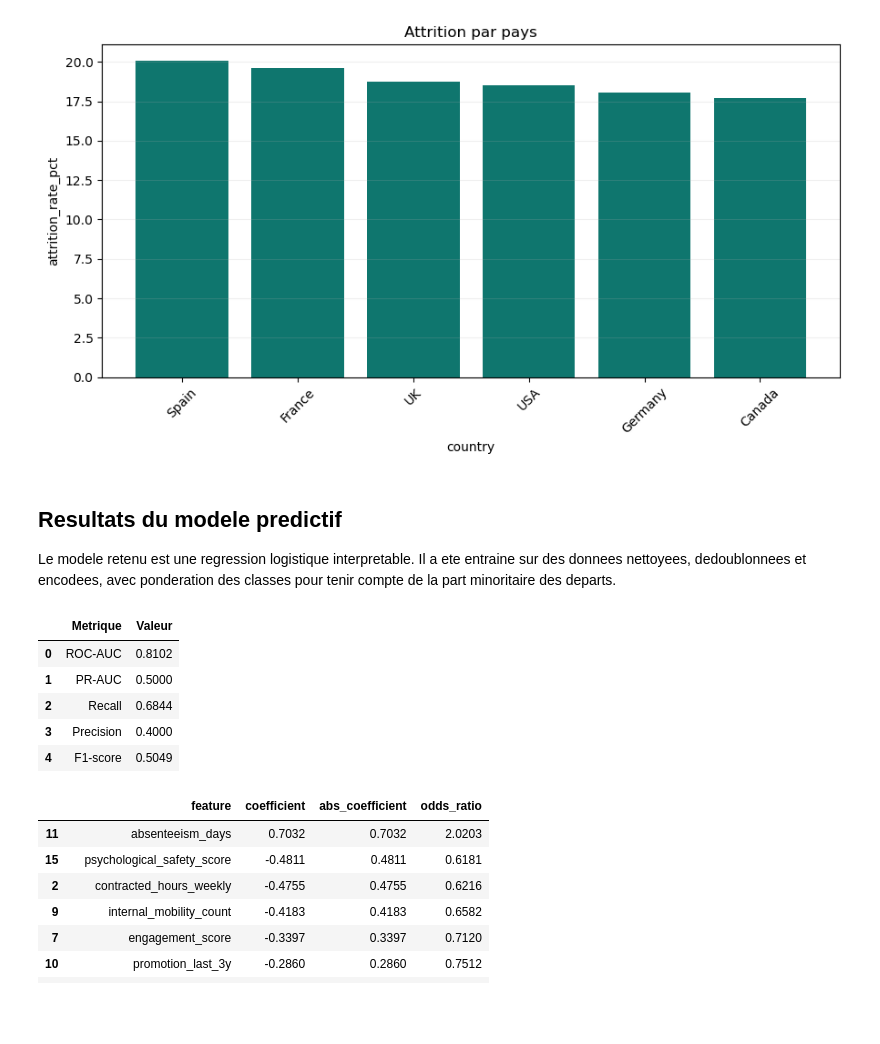
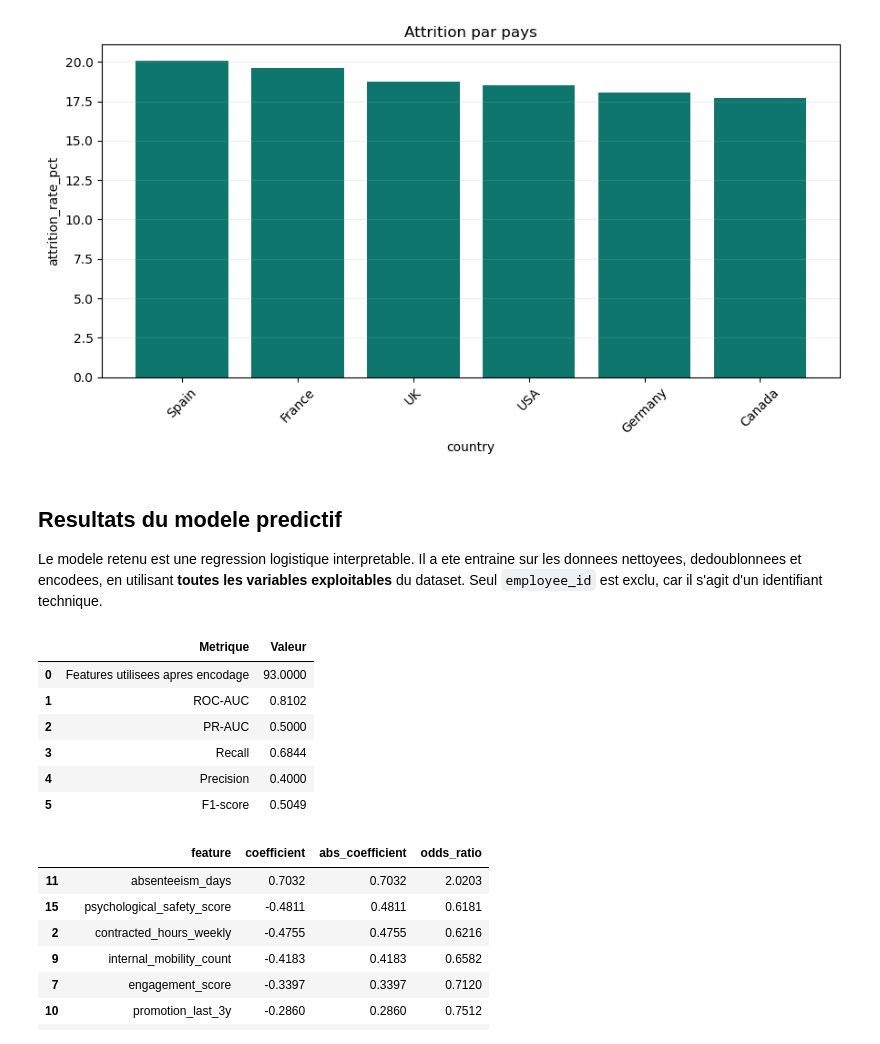
Before and after one commit to QuentinGense-hub/People_Analytics, a Jupyter notebook: notebooks/04_restitution_finale.ipynb, the cells around one changed output. Cells and saved outputs as stored; diff of their text form; code cells hidden in the pictures; blank space fills up the shorter version.

```diff
--- a/notebooks/04_restitution_finale.ipynb
+++ b/notebooks/04_restitution_finale.ipynb
@@ -114,32 +121,34 @@ plot_bar(attrition_by_group(df, "country"), "country", "attrition_rate_pct", tit
 # %% [markdown]
 ## Resultats du modele predictif
 
-Le modele retenu est une regression logistique interpretable. Il a ete entraine sur des donnees nettoyees, dedoublonnees et encodees, avec ponderation des classes pour tenir compte de la part minoritaire des departs.
+Le modele retenu est une regression logistique interpretable. Il a ete entraine sur les donnees nettoyees, dedoublonnees et encodees, en utilisant **toutes les variables exploitables** du dataset. Seul `employee_id` est exclu, car il s'agit d'un identifiant technique.
 # %%
 prepared = prepare_model_data(df, drop_columns=["employee_id"])
 model = SimpleLogisticRegression(learning_rate=0.05, epochs=4000, reg_strength=0.02, class_weight="balanced")
 model.fit(prepared.X_train, prepared.y_train)
 best_threshold = find_best_threshold(prepared.y_val, model.predict_proba(prepared.X_val))
 test_scores = model.predict_proba(prepared.X_test)
 test_metrics = classification_metrics(prepared.y_test, test_scores, threshold=best_threshold["threshold"])
 
 pd.DataFrame(
     [
+        ("Features utilisees apres encodage", len(prepared.feature_names)),
         ("ROC-AUC", roc_auc_score_manual(prepared.y_test, test_scores)),
         ("PR-AUC", pr_auc_score_manual(prepared.y_test, test_scores)),
         ("Recall", test_metrics["recall"]),
         ("Precision", test_metrics["precision"]),
         ("F1-score", test_metrics["f1_score"]),
     ],
     columns=["Metrique", "Valeur"],
 ).round(4)
 # %% [output]
 |  | Metrique | Valeur |
-| 0 | ROC-AUC | 0.8102 |
-| 1 | PR-AUC | 0.5000 |
-| 2 | Recall | 0.6844 |
-| 3 | Precision | 0.4000 |
-| 4 | F1-score | 0.5049 |
+| 0 | Features utilisees apres encodage | 93.0000 |
+| 1 | ROC-AUC | 0.8102 |
+| 2 | PR-AUC | 0.5000 |
+| 3 | Recall | 0.6844 |
+| 4 | Precision | 0.4000 |
+| 5 | F1-score | 0.5049 |
 # %%
 coefficient_importance(model, prepared.feature_names, top_n=15)
 # %% [output]
```
Also changed, not shown: parts of 8 cells of this notebook, 4 other files.
